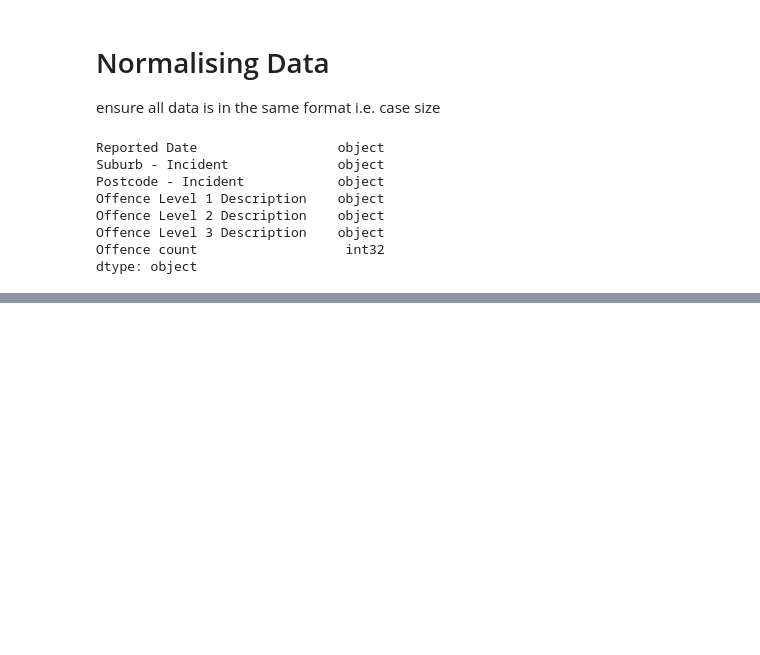
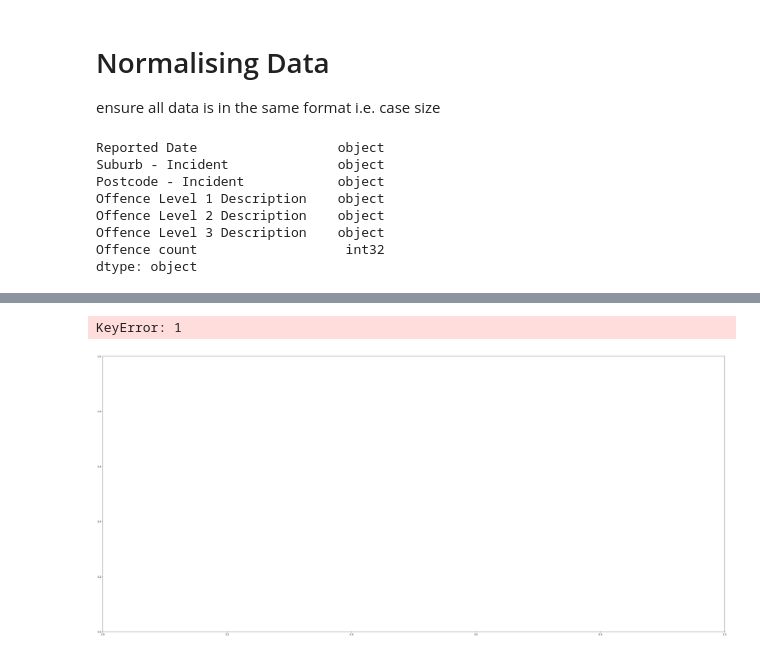
Before and after one commit to MunyaradziMagura/SA-Crime, a Jupyter notebook: SA_crime.ipynb, the cells around one changed output, grey strips where cells are left out. Saved outputs shown, nothing was run; the diff lists cells and outputs as text; code cells hidden in the pictures; blank space fills up the shorter version.

Commit message:
offences per month

```diff
--- a/SA_crime.ipynb
+++ b/SA_crime.ipynb
@@ -227,0 +236,2 @@ plt.show()
+# %%
+data['Reported Date'] = pd.to_datetime(data['Reported Date'], format='%d-%m-%Y')
@@ -227,0 +284,6 @@ plt.show()
+# %%
+# get offence months
+month = pd.DataFrame(data.groupby(pd.to_datetime(data['Reported Date'], format='%d-%m-%Y')))
+month = pd.DataFrame(month.groupby(month[0].dt.month_name()))
+# get the total number of offences per month
+monthlyOffence = pd.DataFrame(data.groupby(pd.to_datetime(data['Reported Date'], format='%d-%m-%Y').dt.month_name())['Offence count'].sum())
@@ -227,0 +304,7 @@ plt.show()
+# %%
+plt.subplot(211)
+plt.plot_date(day[0], monthlyOffence, linestyle='solid', fmt='o', alpha=0.4)
+plt.show()
+# %% [output]
+KeyError: 1
+[figure, added]
```
Also changed, not shown: parts of 20 cells of this notebook.
